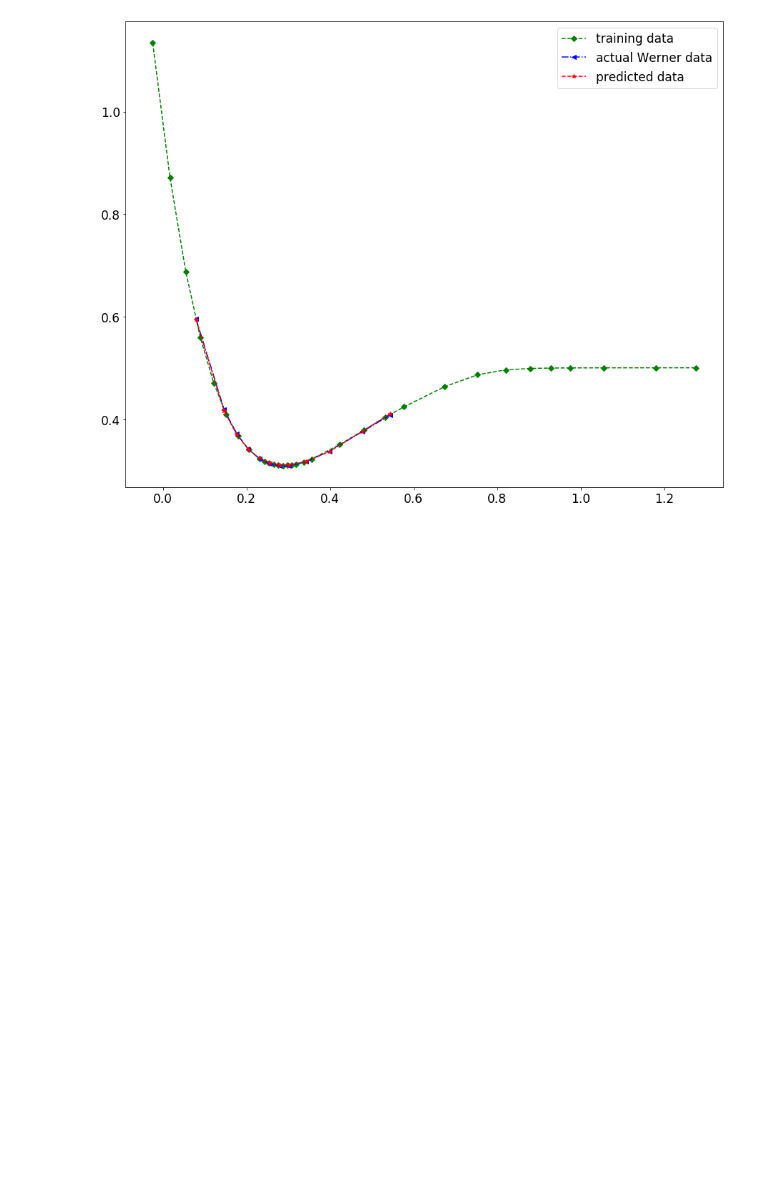
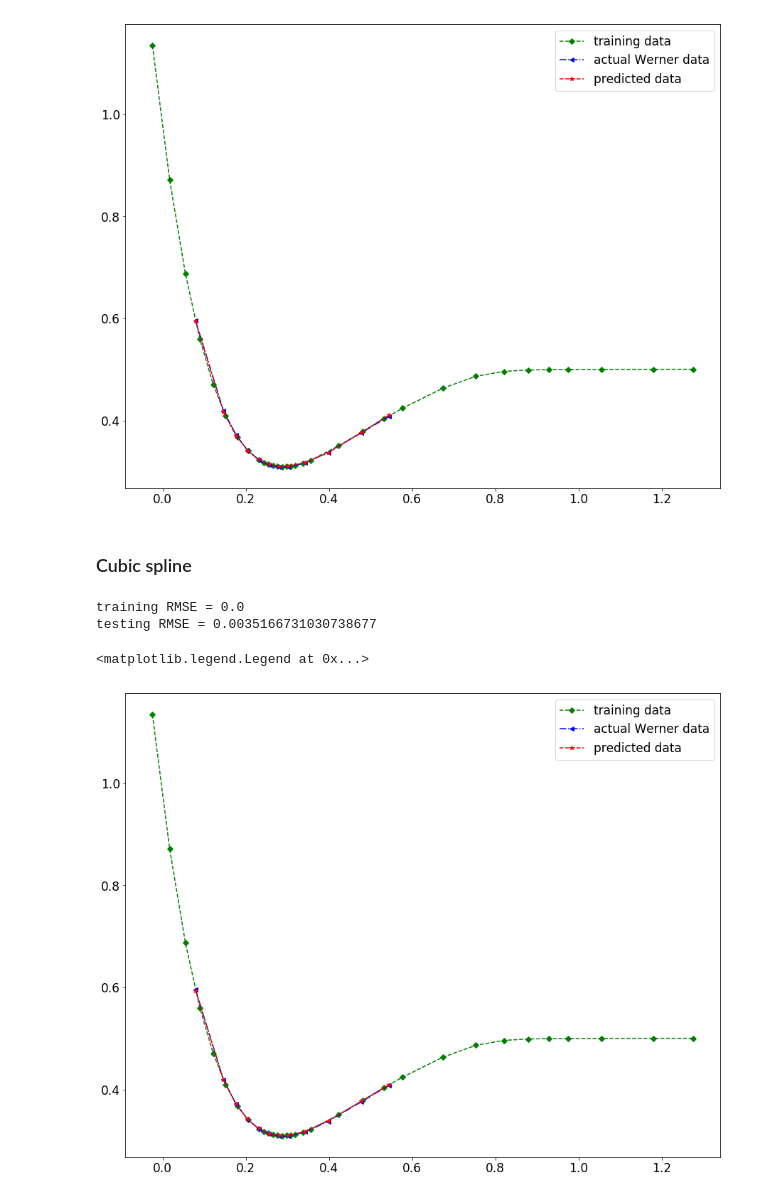
Before and after one commit to berylgithub/pes, a Jupyter notebook: PES_models.ipynb, the cells around one changed output. Drawn from its saved outputs; the diff is of its cells as text; code cells hidden in the pictures; blank space fills up the shorter version.

Commit message:
test cubic spline on werner's data

```diff
--- a/PES_models.ipynb
+++ b/PES_models.ipynb
@@ -10,6 +31,16 @@ list_data = list_data[()]
 print(len(list_data))
 # %% [output]
 39
+# %%
+## useful functions
+
+def RMSE(Y_pred, Y):
+    #error between Y prediction and Y actual
+    error = 0
+    for i in range(len(Y)):
+        diff = (Y[i]-Y_pred[i])**2
+        error += diff
+    return np.sqrt(error)
 # %% [markdown]
 polynomial fit f_obj, minimize: $\sum_{i=1}^n |p(R_i) - V_i|^2$
 # %%
@@ -105,3 +138,26 @@ plt.legend(["training data","actual Werner data", "predicted data"])
 # %% [output]
 <matplotlib.legend.Legend at 0x...>
 [figure]
+# %% [markdown]
+### Cubic spline
+# %%
+from scipy.interpolate import CubicSpline
+cs = CubicSpline(R, V, bc_type='natural')
+V_pred = cs(R)
+rmse = RMSE(V, V_pred)
+print("training RMSE =",rmse)
+plt.subplots(figsize=(15, 12))
+
+#predict Werner's V:
+V_pred = cs(R_test)
+rmse = RMSE(V_test, V_pred)
+print("testing RMSE =",rmse)
+plt.plot(np.log10(R), V, "g--D")
+plt.plot(np.log10(R_test), V_test, "b-.<")
+plt.plot(np.log10(R_test), V_pred, "r--*")
+plt.legend(["training data","actual Werner data", "predicted data"])
+# %% [output]
+training RMSE = 0.0
+testing RMSE = 0.0035166731030738677
+<matplotlib.legend.Legend at 0x...>
+[figure, added]
```
Also changed, not shown: parts of 4 cells of this notebook.
